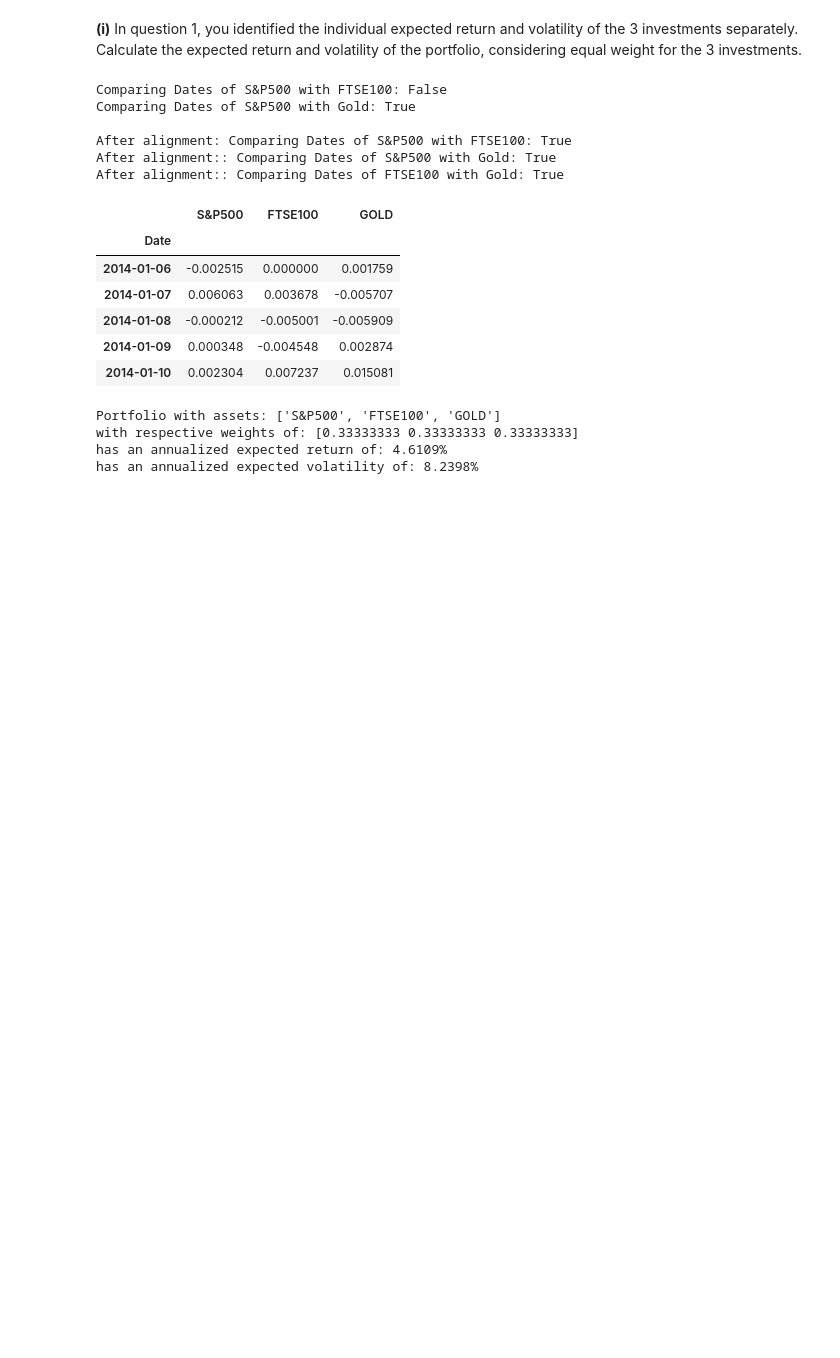
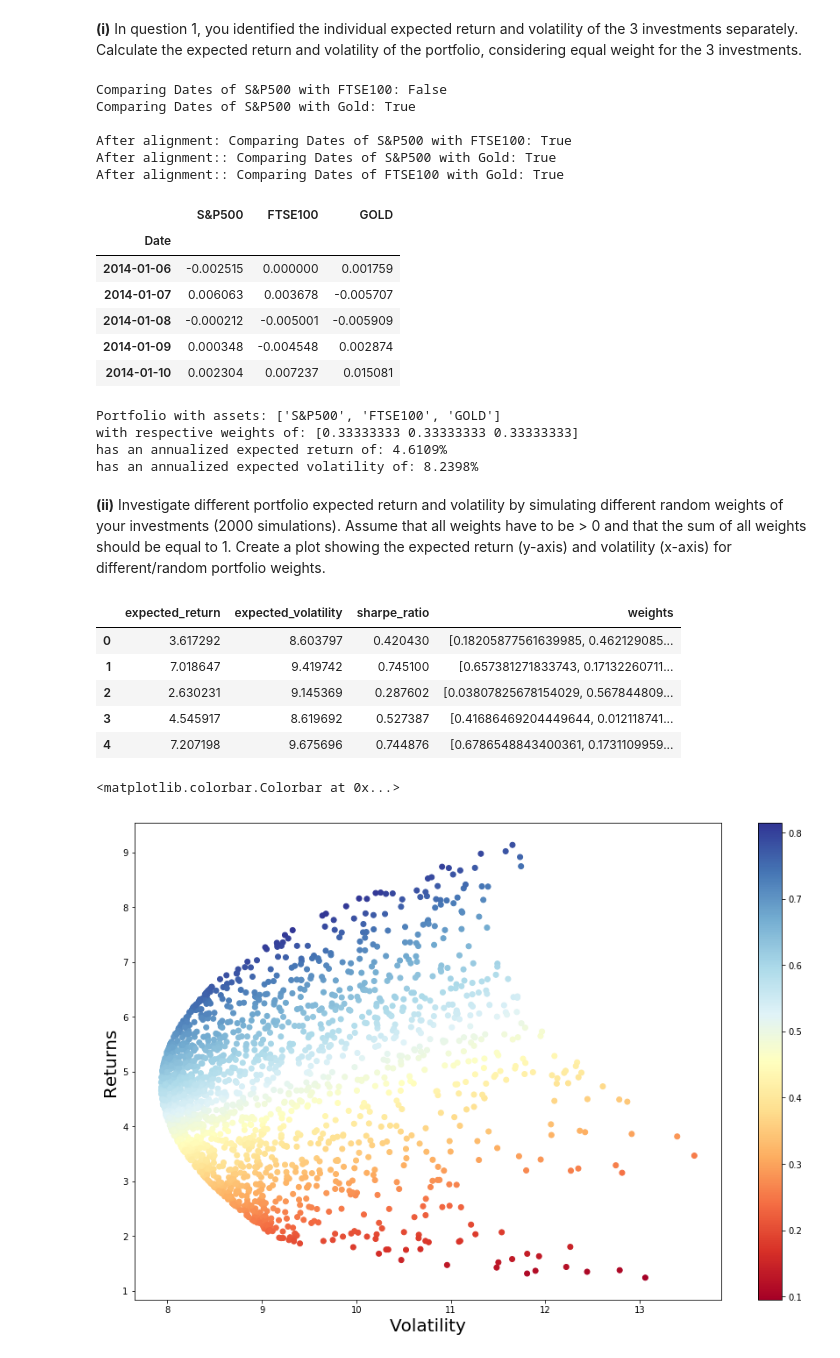
Before and after one commit to achmand/ari5122_assignment, a Jupyter notebook: src/fintech_part_1.ipynb, the cells around one changed output. Cells and saved outputs as stored; diff of their text form; code cells hidden in the pictures; blank space fills up the shorter version.

```diff
--- a/src/fintech_part_1.ipynb
+++ b/src/fintech_part_1.ipynb
@@ -499,3 +502,37 @@ Portfolio with assets: ['S&P500', 'FTSE100', 'GOLD']
 with respective weights of: [0.33333333 0.33333333 0.33333333]
 has an annualized expected return of: 4.6109%
 has an annualized expected volatility of: 8.2398%
+# %% [markdown]
+<b>(ii)</b> Investigate different portfolio expected return and volatility by simulating different random weights of your investments (2000 simulations). Assume that all weights have to be > 0 and that the sum of all weights should be equal to 1. Create a plot showing the expected return (y-axis) and volatility (x-axis) for different/random portfolio weights.
+# %%
+# apply different random weight simulations
+n_simulations = 2000
+random_seed = 42
+
+# compute simulations
+random_weights_results = fmd.annretvol_port_rand(asset_returns=asset_returns,
+                                                year_days=const.YEAR_250,
+                                                n_simulations=n_simulations,
+                                                seed=random_seed)
+
+# display head for results
+display(random_weights_results.head())
+
+# plot results
+plt.figure(figsize=(15,10))
+plt.scatter(random_weights_results["expected_volatility"],
+           random_weights_results["expected_return"],
+           c=random_weights_results["sharpe_ratio"],
+           cmap="RdYlBu")
+plt.xlabel("Volatility",fontsize=20)
+plt.ylabel("Returns",fontsize=20)
+plt.colorbar()
+# %% [output]
+|  | expected_return | expected_volatility | sharpe_ratio | weights |
+| 0 | 3.617292 | 8.603797 | 0.420430 | [0.18205877561639985, 0.462129085... |
+| 1 | 7.018647 | 9.419742 | 0.745100 | [0.657381271833743, 0.17132260711... |
+| 2 | 2.630231 | 9.145369 | 0.287602 | [0.03807825678154029, 0.567844809... |
+| 3 | 4.545917 | 8.619692 | 0.527387 | [0.41686469204449644, 0.012118741... |
+| 4 | 7.207198 | 9.675696 | 0.744876 | [0.6786548843400361, 0.1731109959... |
+<matplotlib.colorbar.Colorbar at 0x...>
+[figure, added]
```
Also changed, not shown: parts of 2 cells of this notebook, 1 other file.
